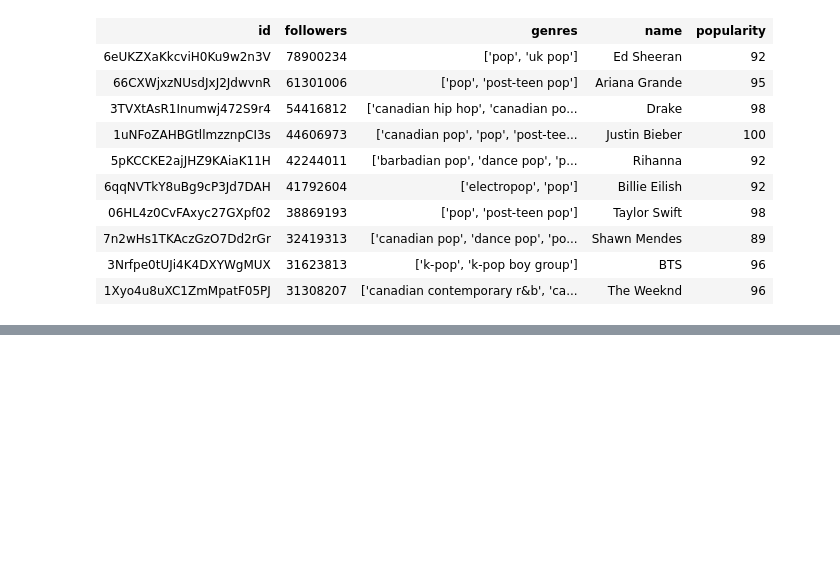
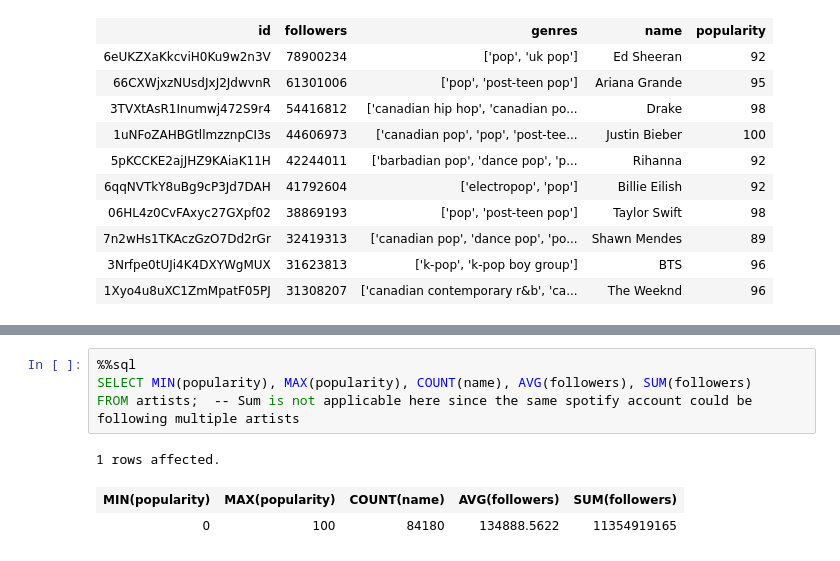
Before and after one commit to KevinKronk/sql-walkthrough-spotify, a Jupyter notebook: sql-walkthrough-spotify.ipynb, the cells around one changed output, grey strips where cells are left out. Drawn from its saved outputs; the diff is of its cells as text; blank space fills up the shorter version.

```diff
--- a/sql-walkthrough-spotify.ipynb
+++ b/sql-walkthrough-spotify.ipynb
@@ -191,0 +203,8 @@ LIMIT 10
+# %%
+%%sql
+SELECT MIN(popularity), MAX(popularity), COUNT(name), AVG(followers), SUM(followers)
+FROM artists;  -- Sum is not applicable here since the same spotify account could be following multiple artists
+# %% [output]
+1 rows affected.
+| MIN(popularity) | MAX(popularity) | COUNT(name) | AVG(followers) | SUM(followers) |
+| 0 | 100 | 84180 | 134888.5622 | 11354919165 |
```
Also changed, not shown: parts of 10 cells of this notebook.
